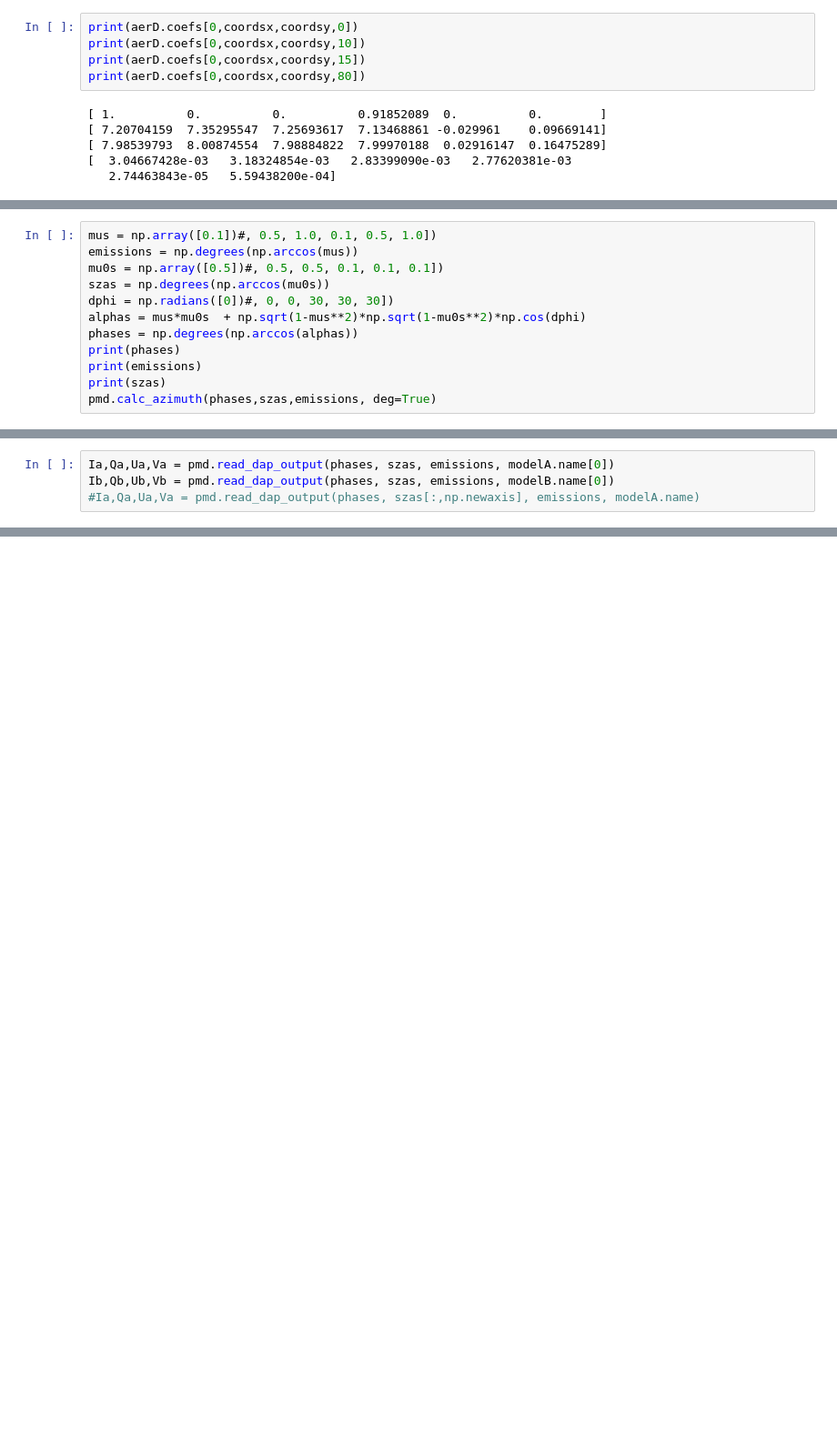
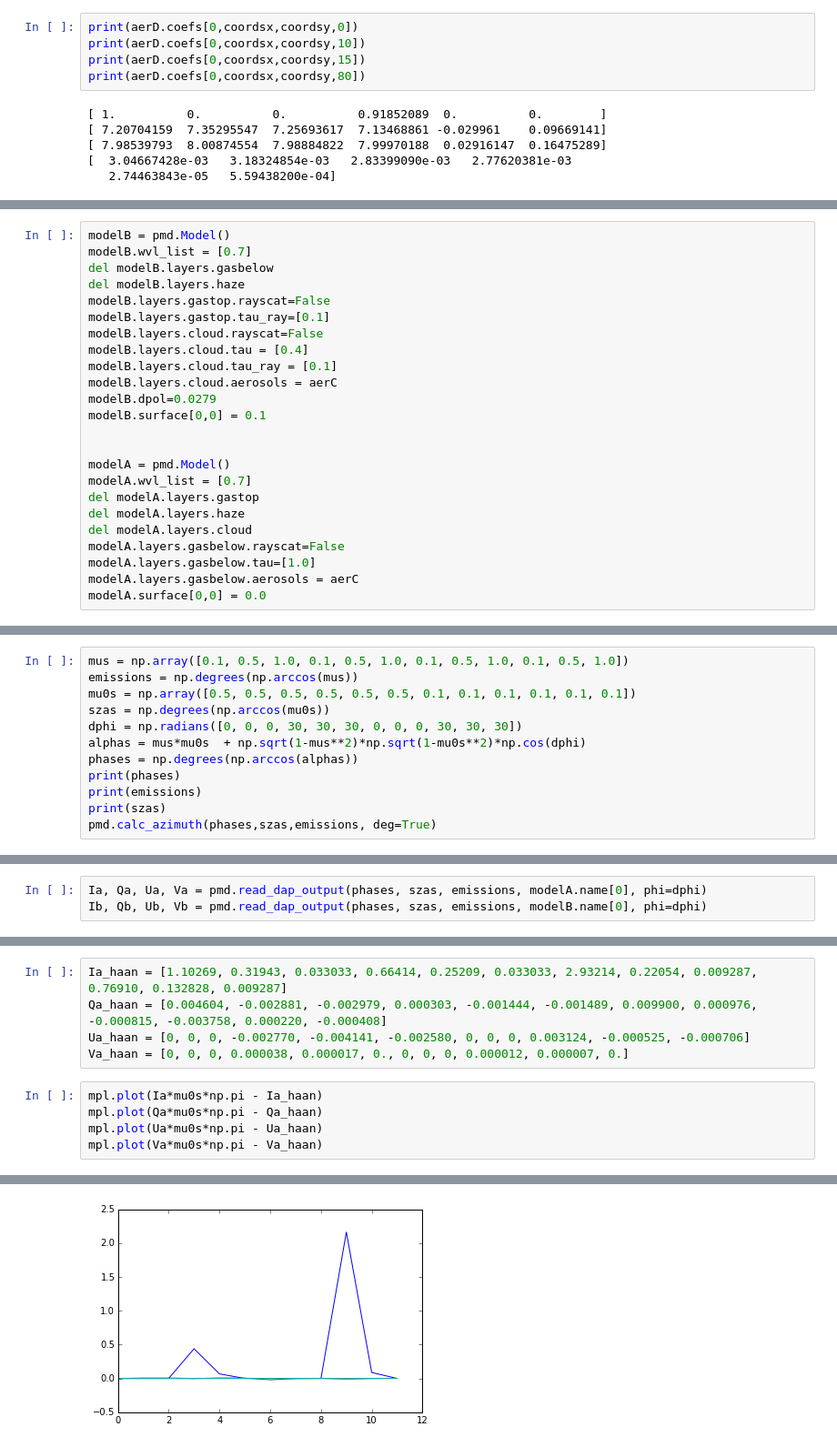
Before and after one commit to gouravmahapatra/pymiedap, a Jupyter notebook: pymiedap_benchmark.ipynb, the cells around one changed output, grey strips where cells are left out. Shown at 91% size. Saved outputs shown, nothing was run; the diff lists cells and outputs as text; blank space fills up the shorter version.

```diff
--- a/pymiedap_benchmark.ipynb
+++ b/pymiedap_benchmark.ipynb
@@ -133 +110,25 @@ modelB.surface[0,0] = 0.0
+# %%
+modelB = pmd.Model()
+modelB.wvl_list = [0.7]
+del modelB.layers.gasbelow
+del modelB.layers.haze
+modelB.layers.gastop.rayscat=False
+modelB.layers.gastop.tau_ray=[0.1]
+modelB.layers.cloud.rayscat=False
+modelB.layers.cloud.tau = [0.4]
+modelB.layers.cloud.tau_ray = [0.1]
+modelB.layers.cloud.aerosols = aerC
+modelB.dpol=0.0279
+modelB.surface[0,0] = 0.1
+
+
+modelA = pmd.Model()
+modelA.wvl_list = [0.7]
+del modelA.layers.gastop
+del modelA.layers.haze
+del modelA.layers.cloud
+modelA.layers.gasbelow.rayscat=False
+modelA.layers.gasbelow.tau=[1.0]
+modelA.layers.gasbelow.aerosols = aerC
+modelA.surface[0,0] = 0.0
 # %%
@@ -140,11 +141,11 @@ ni =[0]))
    R_eff = 2.000
  Type: C
 # %%
-mus = np.array([0.1])#, 0.5, 1.0, 0.1, 0.5, 1.0])
+mus = np.array([0.1, 0.5, 1.0, 0.1, 0.5, 1.0, 0.1, 0.5, 1.0, 0.1, 0.5, 1.0])
 emissions = np.degrees(np.arccos(mus))
-mu0s = np.array([0.5])#, 0.5, 0.5, 0.1, 0.1, 0.1])
+mu0s = np.array([0.5, 0.5, 0.5, 0.5, 0.5, 0.5, 0.1, 0.1, 0.1, 0.1, 0.1, 0.1])
 szas = np.degrees(np.arccos(mu0s))
-dphi = np.radians([0])#, 0, 0, 30, 30, 30])
+dphi = np.radians([0, 0, 0, 30, 30, 30, 0, 0, 0, 30, 30, 30])
 alphas = mus*mu0s  + np.sqrt(1-mus**2)*np.sqrt(1-mu0s**2)*np.cos(dphi)
 phases = np.degrees(np.arccos(alphas))
 print(phases)
@@ -181,4 +210,3 @@ End of DAP program
 # %%
-Ia,Qa,Ua,Va = pmd.read_dap_output(phases, szas, emissions, modelA.name[0])
-Ib,Qb,Ub,Vb = pmd.read_dap_output(phases, szas, emissions, modelB.name[0])
-#Ia,Qa,Ua,Va = pmd.read_dap_output(phases, szas[:,np.newaxis], emissions, modelA.name)
+Ia, Qa, Ua, Va = pmd.read_dap_output(phases, szas, emissions, modelA.name[0], phi=dphi)
+Ib, Qb, Ub, Vb = pmd.read_dap_output(phases, szas, emissions, modelB.name[0], phi=dphi)
@@ -198,0 +213,11 @@ Ib,Qb,Ub,Vb
+# %%
+Ia_haan = [1.10269, 0.31943, 0.033033, 0.66414, 0.25209, 0.033033, 2.93214, 0.22054, 0.009287, 0.76910, 0.132828, 0.009287]
+Qa_haan = [0.004604, -0.002881, -0.002979, 0.000303, -0.001444, -0.001489, 0.009900, 0.000976, -0.000815, -0.003758, 0.000220, -0.000408]
+Ua_haan = [0, 0, 0, -0.002770, -0.004141, -0.002580, 0, 0, 0, 0.003124, -0.000525, -0.000706]
+Va_haan = [0, 0, 0, 0.000038, 0.000017, 0., 0, 0, 0, 0.000012, 0.000007, 0.]
+# %%
+mpl.plot(Ia*mu0s*np.pi - Ia_haan)
+mpl.plot(Qa*mu0s*np.pi - Qa_haan)
+mpl.plot(Ua*mu0s*np.pi - Ua_haan)
+mpl.plot(Va*mu0s*np.pi - Va_haan)
+# %% [output]
@@ -198,0 +225 @@ Ib,Qb,Ub,Vb
+[figure, added]
```
Also changed, not shown: parts of 19 cells of this notebook.
